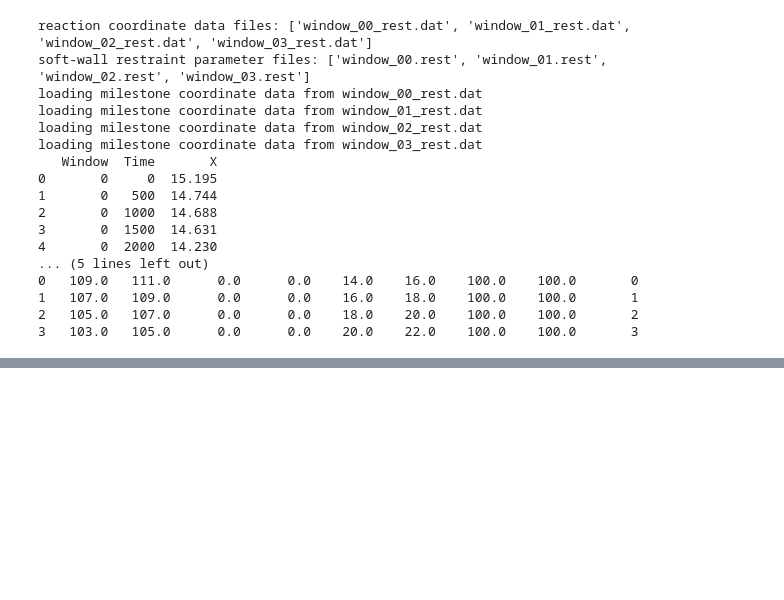
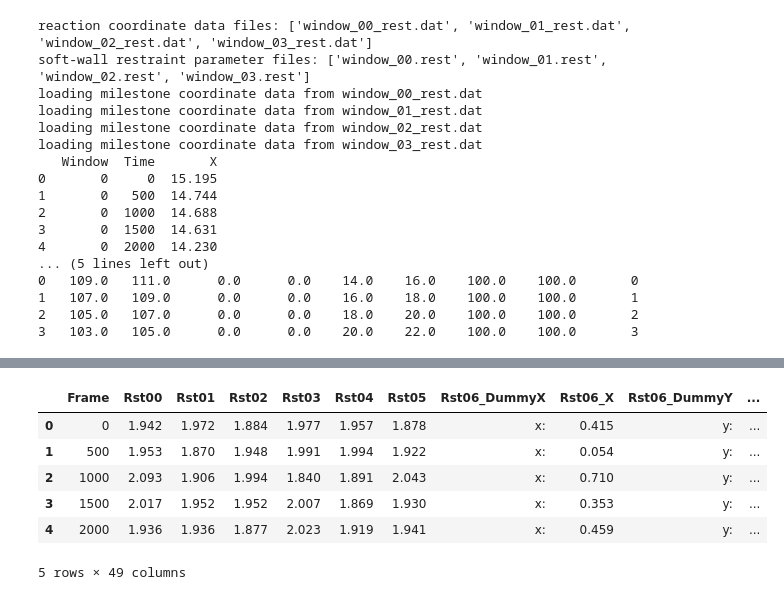
Before and after one commit to wesleymsmith/Milestoning_Analysis, a Jupyter notebook: Extract_MD_Milestoning_Data.ipynb, the cells around one changed output, grey strips where cells are left out. Drawn from its saved outputs; the diff is of its cells as text; code cells hidden in the pictures; blank space fills up the shorter version.

Commit message:
updated analysis functions and notebooks to include additional support for multi-replica data

```diff
--- a/Extract_MD_Milestoning_Data.ipynb
+++ b/Extract_MD_Milestoning_Data.ipynb
@@ -163,0 +187,5 @@ loading milestone coordinate data from window_03_rest.dat
+# %%
+dataDir='test_multiReplica_md_data/' #set this to the appropriate directory name
+#dataDir='Milestoning_analysis/test_md_data' #uncomment this line if you needed to clone the repo
+dataFiles=np.sort(os.listdir(dataDir))
+dataFiles
@@ -163,0 +234,4 @@ loading milestone coordinate data from window_03_rest.dat
+# %%
+restFiles=[dataFile for dataFile in dataFiles if '.rest' in dataFile]
+tempRestFile=f90nml.read(dataDir+'/'+restFiles[0])
+tempRestFile
@@ -163,0 +258,4 @@ loading milestone coordinate data from window_03_rest.dat
+# %%
+mainNamelistType='rst'
+restXYZ=[rstDat['outxyz'] if 'outxyz' in rstDat else 0 for rstDat in tempRestFile[mainNamelistType]]
+restXYZ
@@ -163,0 +270,25 @@ loading milestone coordinate data from window_03_rest.dat
+# %%
+datColNames=['Frame']
+nRest=len(restXYZ)
+nDigits=int(np.ceil(np.log10(nRest)))
+baseNameStr='%s0%g%s'%('Rst%',nDigits,'g')
+for iRst,outxyzVal in enumerate(restXYZ):
+    if outxyzVal==0:
+        datColNames=np.concatenate([
+            datColNames,
+            [baseNameStr%iRst]])
+    else:
+        datColNames=np.concatenate([
+            datColNames,
+            [(baseNameStr%iRst)+('_%s'%crd) for crd in [
+                'DummyX','X','DummyY','Y','DummyZ','Z','R']]])
+pd.read_csv(dataDir+'/'+dataFiles[1],delim_whitespace=True,
+            names=datColNames).head()
+# %% [output]
+|  | Frame | Rst00 | Rst01 | Rst02 | Rst03 | Rst04 | Rst05 | Rst06_DummyX | Rst06_X | Rst06_DummyY | ... |
+| 0 | 0 | 1.942 | 1.972 | 1.884 | 1.977 | 1.957 | 1.878 | x: | 0.415 | y: | ... |
+| 1 | 500 | 1.953 | 1.870 | 1.948 | 1.991 | 1.994 | 1.922 | x: | 0.054 | y: | ... |
+| 2 | 1000 | 2.093 | 1.906 | 1.994 | 1.840 | 1.891 | 2.043 | x: | 0.710 | y: | ... |
+| 3 | 1500 | 2.017 | 1.952 | 1.952 | 2.007 | 1.869 | 1.930 | x: | 0.353 | y: | ... |
+| 4 | 2000 | 1.936 | 1.936 | 1.877 | 2.023 | 1.919 | 1.941 | x: | 0.459 | y: | ... |
+5 rows × 49 columns
```
Also changed, not shown: parts of 21 cells of this notebook, 4 other files.
